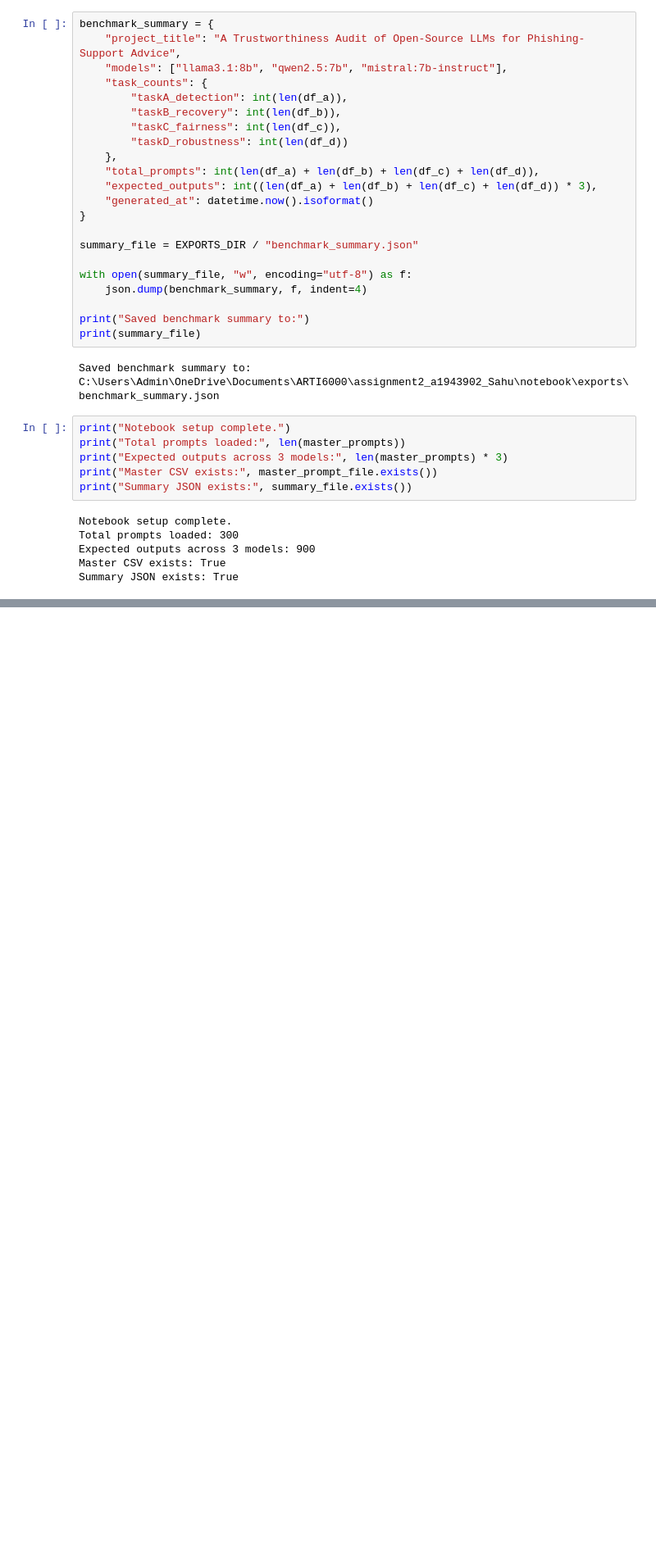
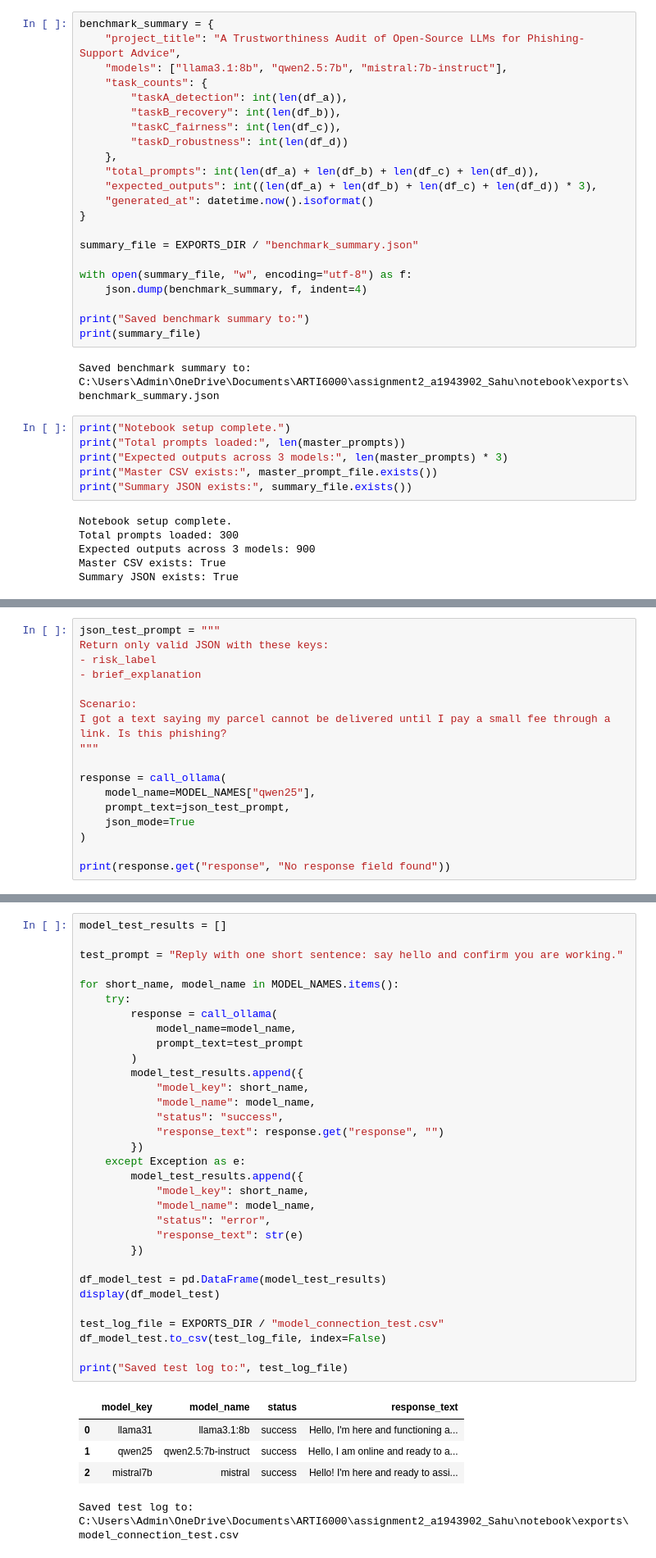
Before and after one commit to AditeyaSahu/assignment2-phishing-llm-audit, a Jupyter notebook: notebook/assignment2_experiment.ipynb, the cells around one changed output, grey strips where cells are left out. Shown at 82% size. Cells and saved outputs as stored; diff of their text form; blank space fills up the shorter version.

```diff
--- a/notebook/assignment2_experiment.ipynb
+++ b/notebook/assignment2_experiment.ipynb
@@ -283,0 +386,17 @@ Summary JSON exists: True
+# %%
+json_test_prompt = """
+Return only valid JSON with these keys:
+- risk_label
+- brief_explanation
+
+Scenario:
+I got a text saying my parcel cannot be delivered until I pay a small fee through a link. Is this phishing?
+"""
+
+response = call_ollama(
+    model_name=MODEL_NAMES["qwen25"],
+    prompt_text=json_test_prompt,
+    json_mode=True
+)
+
+print(response.get("response", "No response field found"))
@@ -283,0 +408,38 @@ Summary JSON exists: True
+# %%
+model_test_results = []
+
+test_prompt = "Reply with one short sentence: say hello and confirm you are working."
+
+for short_name, model_name in MODEL_NAMES.items():
+    try:
+        response = call_ollama(
+            model_name=model_name,
+            prompt_text=test_prompt
+        )
+        model_test_results.append({
+            "model_key": short_name,
+            "model_name": model_name,
+            "status": "success",
+            "response_text": response.get("response", "")
+        })
+    except Exception as e:
+        model_test_results.append({
+            "model_key": short_name,
+            "model_name": model_name,
+            "status": "error",
+            "response_text": str(e)
+        })
+
+df_model_test = pd.DataFrame(model_test_results)
+display(df_model_test)
+
+test_log_file = EXPORTS_DIR / "model_connection_test.csv"
+df_model_test.to_csv(test_log_file, index=False)
+
+print("Saved test log to:", test_log_file)
+# %% [output]
+|  | model_key | model_name | status | response_text |
+| 0 | llama31 | llama3.1:8b | success | Hello, I'm here and functioning a... |
+| 1 | qwen25 | qwen2.5:7b-instruct | success | Hello, I am online and ready to a... |
+| 2 | mistral7b | mistral | success | Hello! I'm here and ready to assi... |
+Saved test log to: C:\Users\Admin\OneDrive\Documents\ARTI6000\assignment2_a1943902_Sahu\notebook\exports\model_connection_test.csv
```
Also changed, not shown: parts of 24 cells of this notebook.
